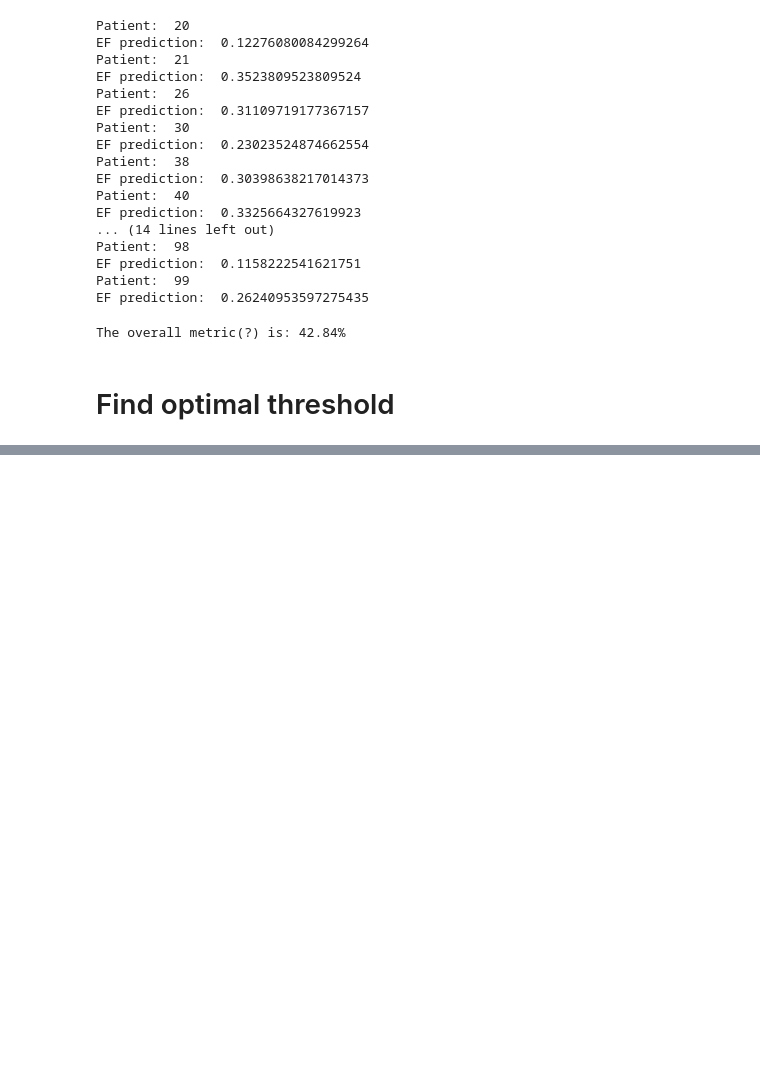
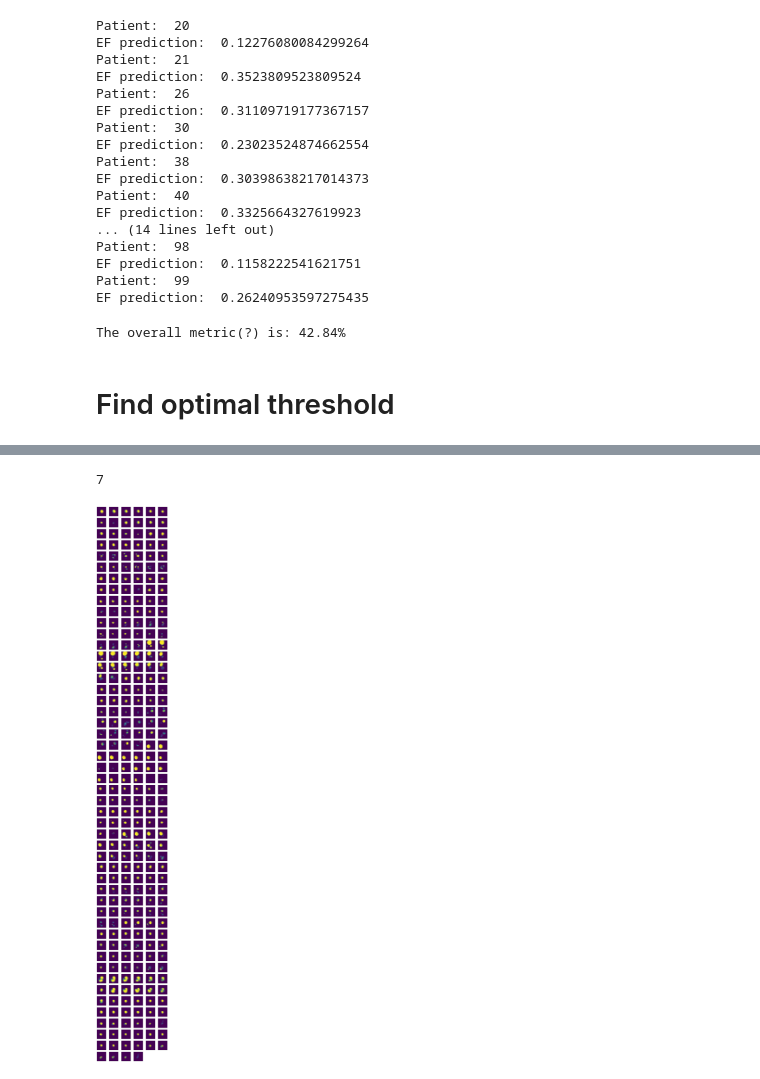
Before and after one commit to ntatsisk/Team-Challenge-Course, a Jupyter notebook: model_evaluation.ipynb, the cells around one changed output, grey strips where cells are left out. Cells and saved outputs as stored; diff of their text form; code cells hidden in the pictures; blank space fills up the shorter version.

```diff
--- a/model_evaluation.ipynb
+++ b/model_evaluation.ipynb
@@ -382,0 +386,19 @@ plt.show()
+# %%
+ID = valid_ids[1]
+slic = slices[ID]
+print(slic)
+# %% [output]
+7
+# %%
+plt.rcParams["figure.figsize"] = (15, 120)
+ncols = 6
+nrows = np.ceil(valid_set.shape[0]/ncols)
+for i in range(valid_set.shape[0]):
+    plt.subplot(nrows, ncols, i+1)
+    plt.imshow(prediction[i, :, :, 0])
+    plt.xticks([])
+    plt.yticks([])
+#     plt.colorbar()
+plt.show()
+# %% [output]
+[figure, added]
```
Also changed, not shown: parts of 4 cells of this notebook.
